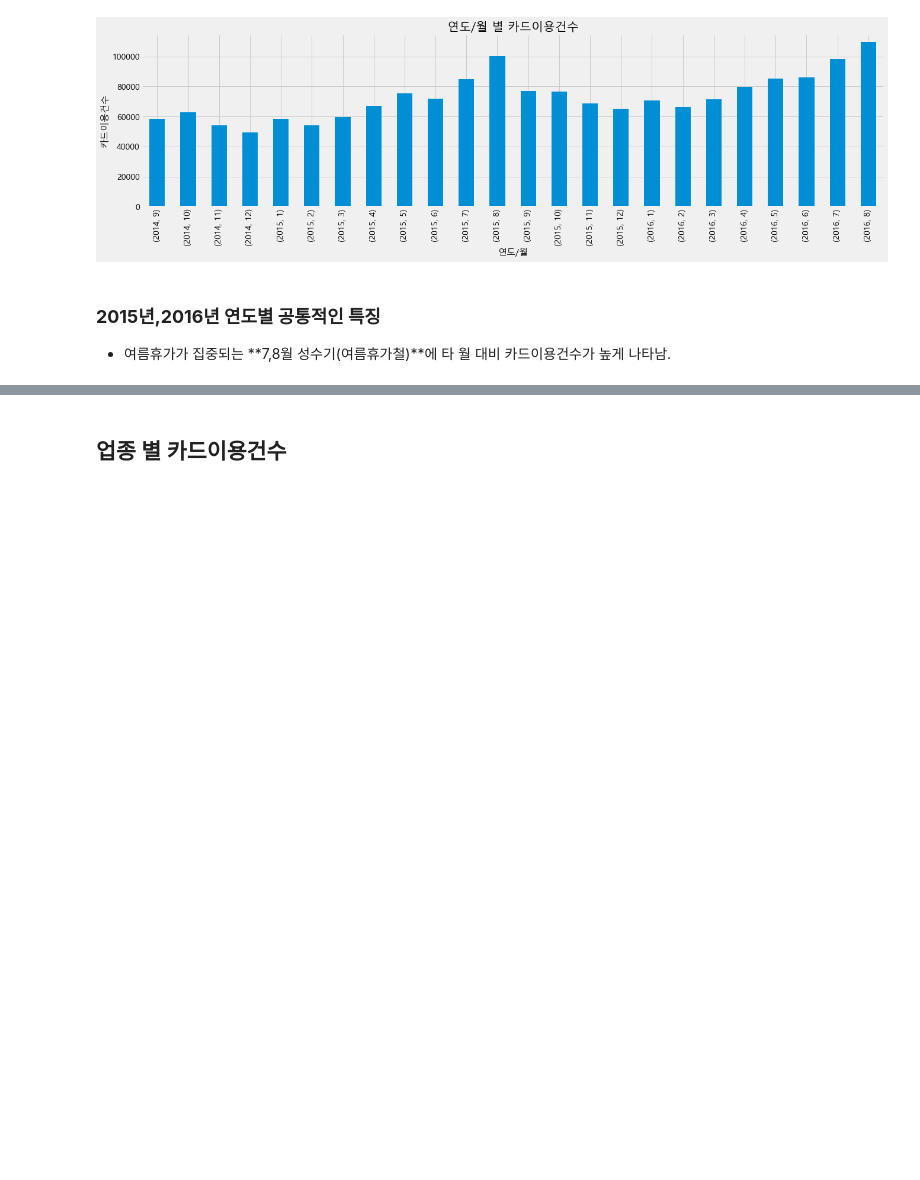
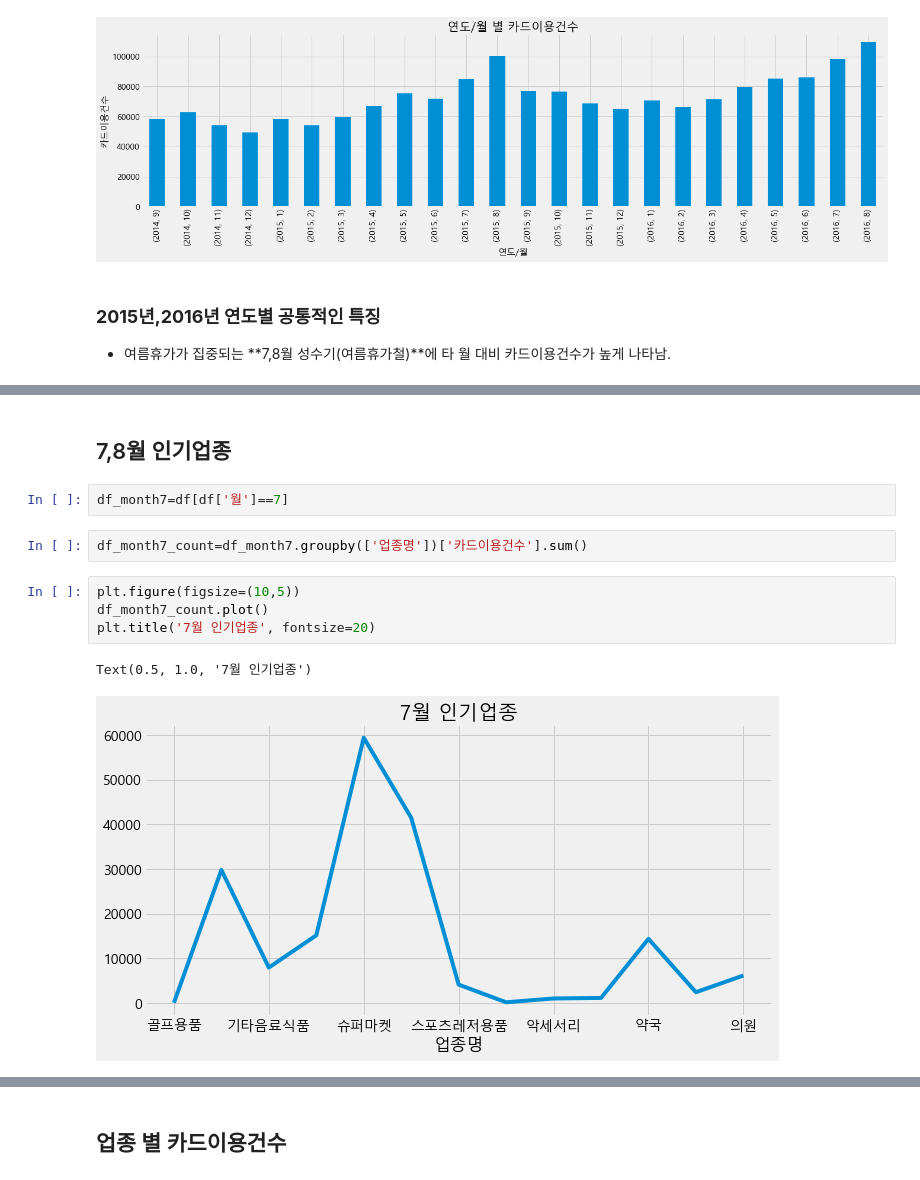
Before and after one commit to HayeonKimm/Tourist_Consumption_Analysis, a Jupyter notebook: code/2_analysis/BC카드 데이터 시각화_조아진.ipynb, the cells around one changed output, grey strips where cells are left out. Saved outputs shown, nothing was run; the diff lists cells and outputs as text; blank space fills up the shorter version.

```diff
--- a/code/2_analysis/BC카드 데이터 시각화_조아진.ipynb
+++ b/code/2_analysis/BC카드 데이터 시각화_조아진.ipynb
@@ -146,0 +116,13 @@ plt.show()
+# %% [markdown]
+## 7,8월 인기업종
+# %%
+df_month7=df[df['월']==7]
+# %%
+df_month7_count=df_month7.groupby(['업종명'])['카드이용건수'].sum()
+# %%
+plt.figure(figsize=(10,5))
+df_month7_count.plot()
+plt.title('7월 인기업종', fontsize=20)
+# %% [output]
+Text(0.5, 1.0, '7월 인기업종')
+[figure, added]
```
Also changed, not shown: parts of 136 cells of this notebook.
